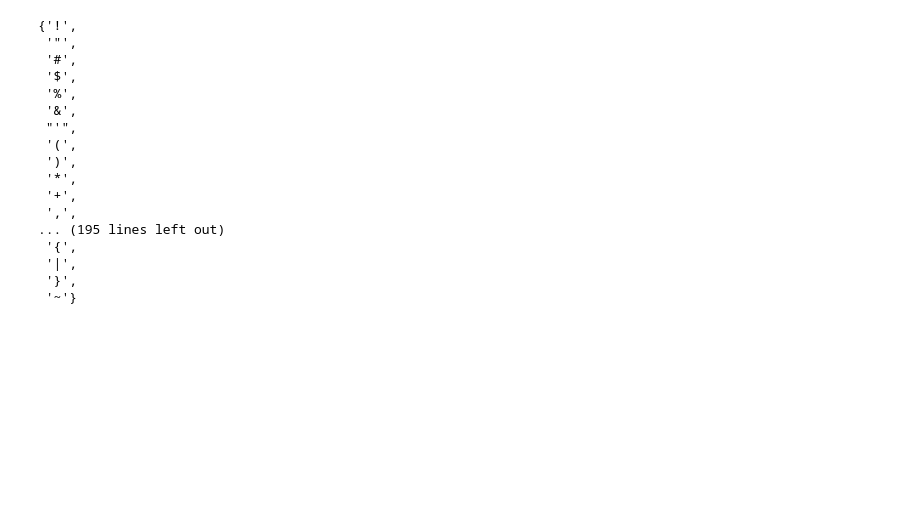
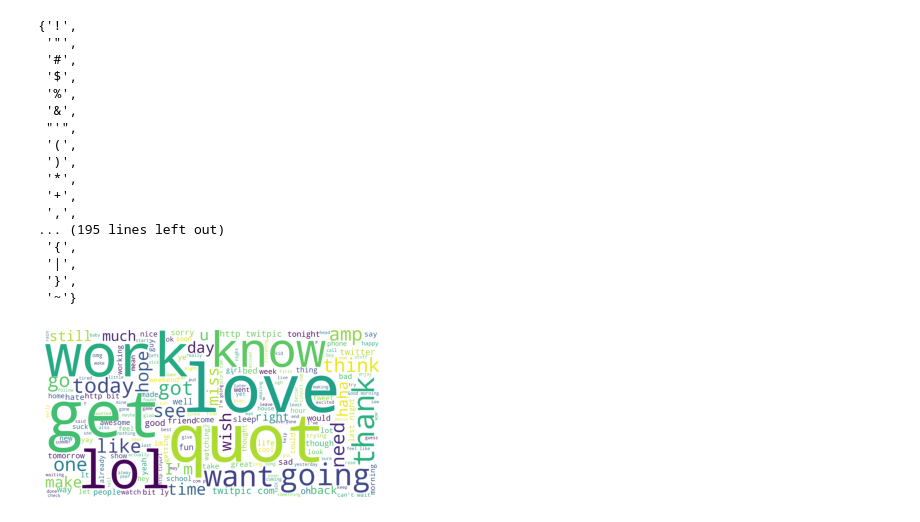
Before and after one commit to nrohit78/Sentiment_Analysis, a Jupyter notebook: src/rnair/senti_script.ipynb, the cells around one changed output. Saved outputs shown, nothing was run; the diff lists cells and outputs as text; code cells hidden in the pictures; blank space fills up the shorter version.

```diff
--- a/src/rnair/senti_script.ipynb
+++ b/src/rnair/senti_script.ipynb
@@ -54,3 +74,15 @@ stp_wds
  '|',
  '}',
  '~'}
+# %%
+all_text = " ".join(list(tweets["SentimentText"]))
+pos_text = " ".join(list(tweets.loc[tweets["Sentiment"] == 1, ["SentimentText"]]["SentimentText"]))
+neg_text = " ".join(list(tweets.loc[tweets["Sentiment"] == 0, ["SentimentText"]]["SentimentText"]))
+# %%
+wd = wordcloud.WordCloud(stopwords = stp_wds, background_color = "white", width = 4000, height = 2000).generate(all_text)
+
+plt.imshow(wd)
+plt.axis("off")
+plt.show()
+# %% [output]
+[figure, added]
```
Also changed, not shown: parts of 42 cells of this notebook.
